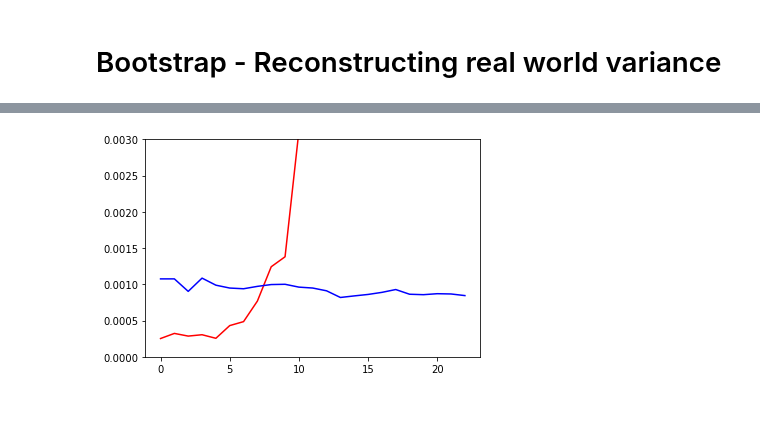
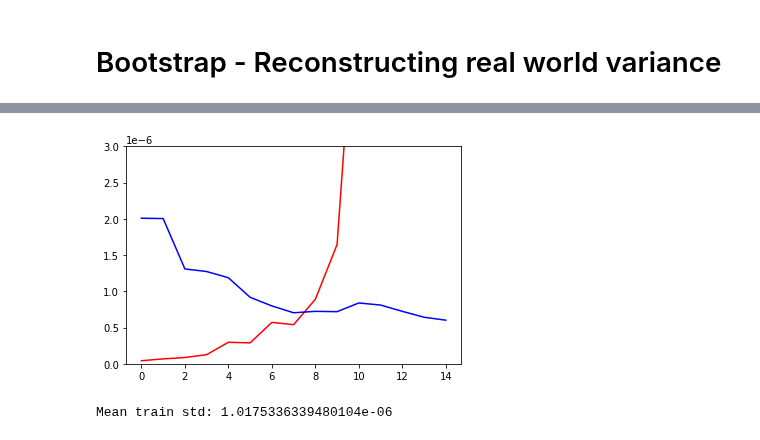
Before and after one commit to eoydvin/FYS-STK4155, a Jupyter notebook: Project_1/Exercise 2.ipynb, the cells around one changed output, grey strips where cells are left out. Cells and saved outputs as stored; diff of their text form; code cells hidden in the pictures; blank space fills up the shorter version.

```diff
--- a/Project_1/Exercise 2.ipynb
+++ b/Project_1/Exercise 2.ipynb
@@ -41,7 +38,7 @@ for n in range(12): #loop thru 15 first seed values
                                                                           z_cent, test_size=0.2)
     MSE_test = []
     MSE_train = []
-    for poly_deg in range(1, poly):
+    for poly_deg in range(1, poly + 1):
         model = OLS(xy_cent_train[:, 0].ravel(), xy_cent_train[:, 1].ravel(), z_cent_train.ravel(), poly_deg)
 
         MSE_test.append(model.MSE(xy_cent_test[:, 0], xy_cent_test[:, 1], z_cent_test.ravel()))
@@ -203,12 +230,14 @@ Tilsvarer std avvik: 0.16769083258931258
 Varians i franke: 0.08214523455598685
 # %%
-plt.plot(test_std, 'r')
-plt.plot(train_std, 'b')
-plt.ylim(0, 0.003)
+plt.plot(test_var, 'r')
+plt.plot(train_var, 'b')
+plt.ylim(0, 0.000003)
 plt.show()
+print("Mean train std: " + str(np.mean(train_var)))
 # Observasjon: gjennomsnittlig avvik i MSE for treningsdata ser ut til å flate ut.
 # Dette setemmer bra overens med det vi observerer i plottet over. Den flater ut omtrent der feilen i test ser ut
 # til å begynne å vokse også.
 # %% [output]
-[figure, old version]
+[figure, new version]
+Mean train std: 1.0175336339480104e-06
 # %%
```
Also changed, not shown: parts of 15 cells of this notebook, 3 other files.
